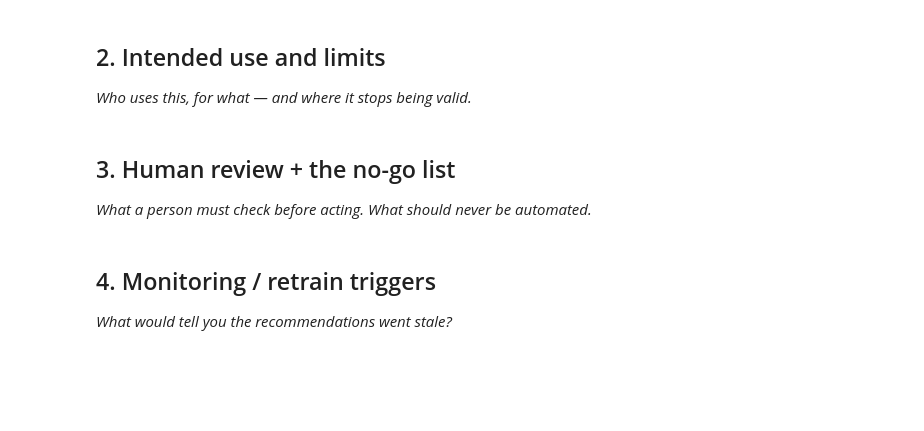
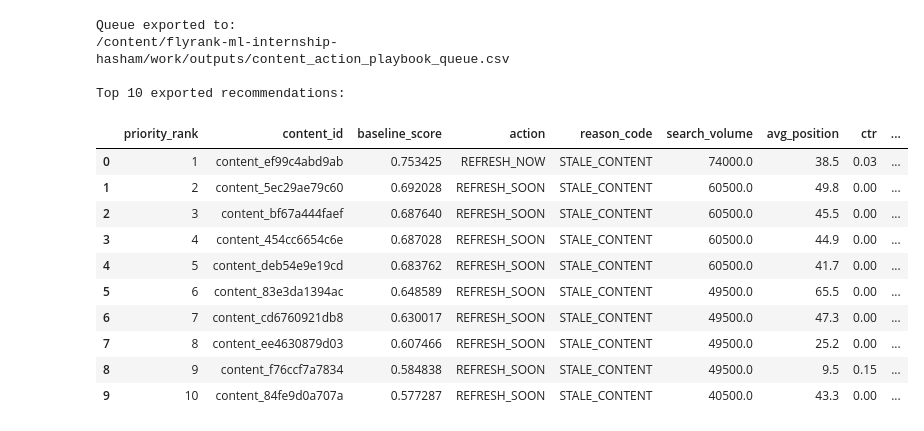
Before and after one commit to HashamHassan-01/flyrank-ml-internship-hasham, a Jupyter notebook: work/notebooks/w07_action_playbook.ipynb, the cells around one changed output. Drawn from its saved outputs; the diff is of its cells as text; code cells hidden in the pictures; blank space fills up the shorter version.

Commit message:
Complete ML-10 content action playbook

```diff
--- a/work/notebooks/w07_action_playbook.ipynb
+++ b/work/notebooks/w07_action_playbook.ipynb
@@ -12,0 +149,20 @@ This skeleton is yours to fill. Work the sections **in order** — each one has
+# %%
+# This cell is for CODE (numbers, a query, a check).
+# Write your text answer in the cell ABOVE this one.
+
+from pathlib import Path
+
+
+# Project paths
+ROOT = Path("/content/flyrank-ml-internship-hasham")
+
+DATA_PATH = ROOT / "data/raw/content_refresh_anonymized.csv"
+OUTPUT_DIR = ROOT / "work/outputs"
+FIGURES_DIR = ROOT / "work/figures"
+
+OUTPUT_DIR.mkdir(parents=True, exist_ok=True)
+FIGURES_DIR.mkdir(parents=True, exist_ok=True)
+
+print("Data:", DATA_PATH)
+print("Outputs:", OUTPUT_DIR)
+print("Figures:", FIGURES_DIR)
@@ -13,7 +425,48 @@ This skeleton is yours to fill. Work the sections **in order** — each one has
 # %%
 # This cell is for CODE (numbers, a query, a check).
 # Write your text answer in the cell ABOVE this one — typing sentences here breaks Run All.
+
+# Export the ranked queue for reuse in the paper.
+
+queue_columns = [
+    "priority_rank",
+    "content_id",
+    "baseline_score",
+    "action",
+    "reason_code",
+    "search_volume",
+    "avg_position",
+    "ctr",
+    "content_age_days"
+]
+
+final_queue = playbook_df[queue_columns].copy()
+
+queue_path = OUTPUT_DIR / "content_action_playbook_queue.csv"
+
+final_queue.to_csv(
+    queue_path,
+    index=False
+)
+
+print("Queue exported to:")
+print(queue_path)
+
+print("\nTop 10 exported recommendations:")
+display(final_queue.head(10))
+# %% [output]
+Queue exported to:
+/content/flyrank-ml-internship-hasham/work/outputs/content_action_playbook_queue.csv
+
+Top 10 exported recommendations:
+|  | priority_rank | content_id | baseline_score | action | reason_code | search_volume | avg_position | ctr | ... |
+| 0 | 1 | content_ef99c4abd9ab | 0.753425 | REFRESH_NOW | STALE_CONTENT | 74000.0 | 38.5 | 0.03 | ... |
+| 1 | 2 | content_5ec29ae79c60 | 0.692028 | REFRESH_SOON | STALE_CONTENT | 60500.0 | 49.8 | 0.00 | ... |
+| 2 | 3 | content_bf67a444faef | 0.687640 | REFRESH_SOON | STALE_CONTENT | 60500.0 | 45.5 | 0.00 | ... |
+| 3 | 4 | content_454cc6654c6e | 0.687028 | REFRESH_SOON | STALE_CONTENT | 60500.0 | 44.9 | 0.00 | ... |
+| 4 | 5 | content_deb54e9e19cd | 0.683762 | REFRESH_SOON | STALE_CONTENT | 60500.0 | 41.7 | 0.00 | ... |
+| 5 | 6 | content_83e3da1394ac | 0.648589 | REFRESH_SOON | STALE_CONTENT | 49500.0 | 65.5 | 0.00 | ... |
+| 6 | 7 | content_cd6760921db8 | 0.630017 | REFRESH_SOON | STALE_CONTENT | 49500.0 | 47.3 | 0.00 | ... |
+| 7 | 8 | content_ee4630879d03 | 0.607466 | REFRESH_SOON | STALE_CONTENT | 49500.0 | 25.2 | 0.00 | ... |
+| 8 | 9 | content_f76ccf7a7834 | 0.584838 | REFRESH_SOON | STALE_CONTENT | 49500.0 | 9.5 | 0.15 | ... |
+| 9 | 10 | content_84fe9d0a707a | 0.577287 | REFRESH_SOON | STALE_CONTENT | 40500.0 | 43.3 | 0.00 | ... |
-# %% [markdown]
-## 2. Intended use and limits
-
-*Who uses this, for what — and where it stops being valid.*
@@ -23,4 +472,0 @@ This skeleton is yours to fill. Work the sections **in order** — each one has
-# %% [markdown]
-## 3. Human review + the no-go list
-
-*What a person must check before acting. What should never be automated.*
@@ -30,4 +472,0 @@ This skeleton is yours to fill. Work the sections **in order** — each one has
-# %% [markdown]
-## 4. Monitoring / retrain triggers
-
-*What would tell you the recommendations went stale?*
```
Also changed, not shown: parts of 24 cells of this notebook.
